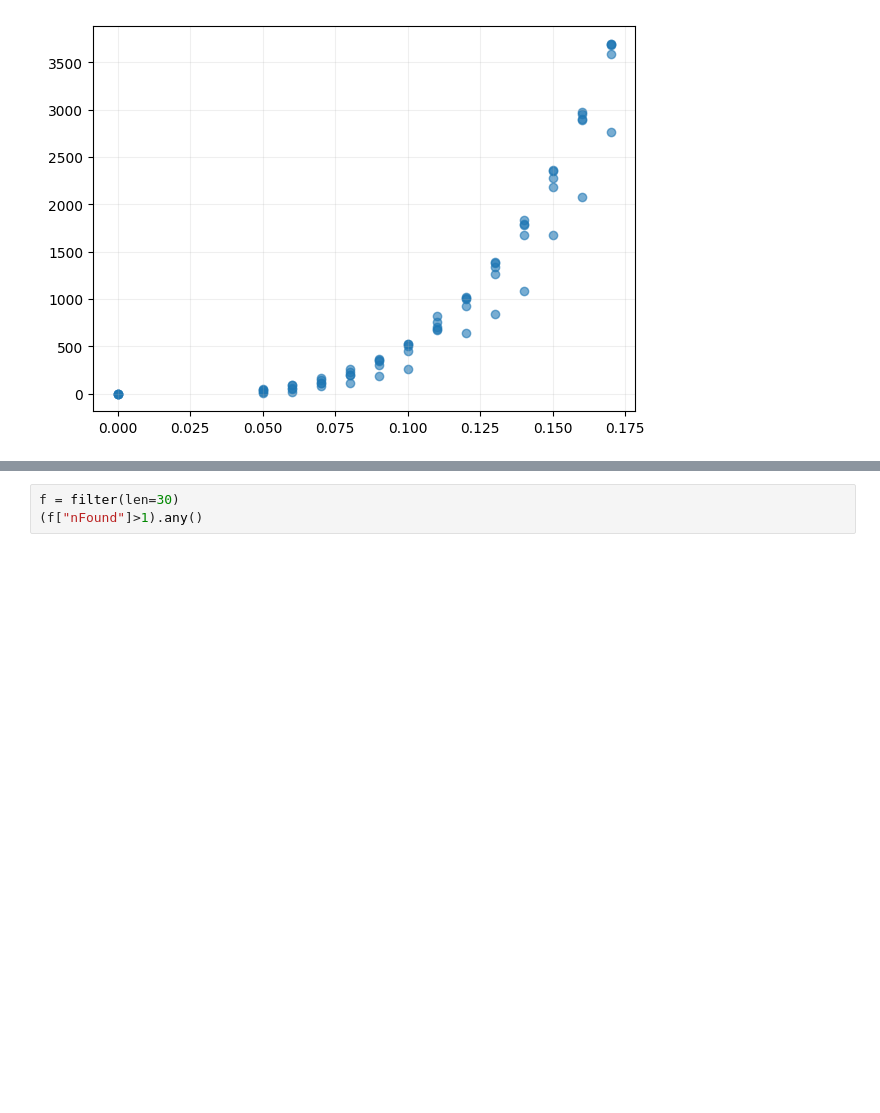
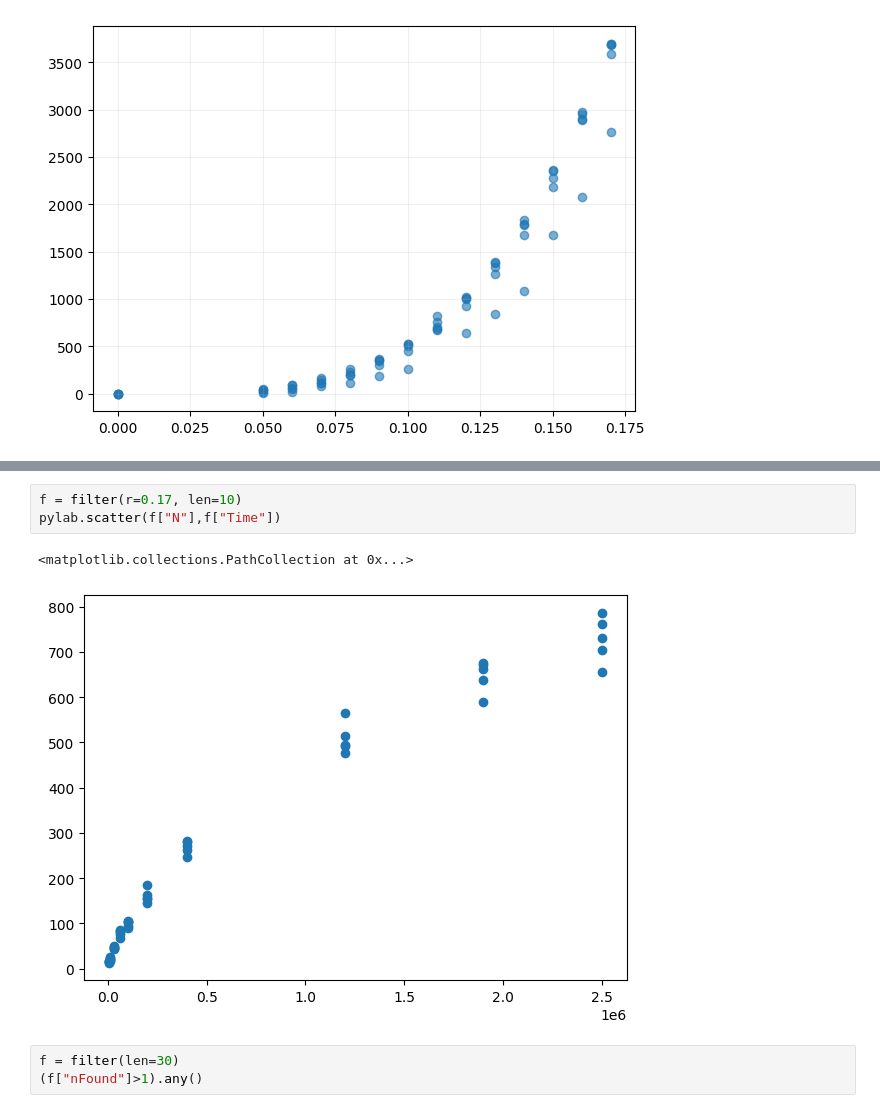
Before and after one commit to weathon/dating-app-pub, a Jupyter notebook: Data.ipynb, the cells around one changed output, grey strips where cells are left out. Drawn from its saved outputs; the diff is of its cells as text; blank space fills up the shorter version.

```diff
--- a/Data.ipynb
+++ b/Data.ipynb
@@ -348,3 +413,9 @@ RuntimeError: ignored
+# %%
+f = filter(r=0.17, len=10)
+pylab.scatter(f["N"],f["Time"])
+# %% [output]
+<matplotlib.collections.PathCollection at 0x...>
+[figure, added]
 # %%
 f = filter(len=30)
 (f["nFound"]>1).any()
```
Also changed, not shown: parts of 3 cells of this notebook.
